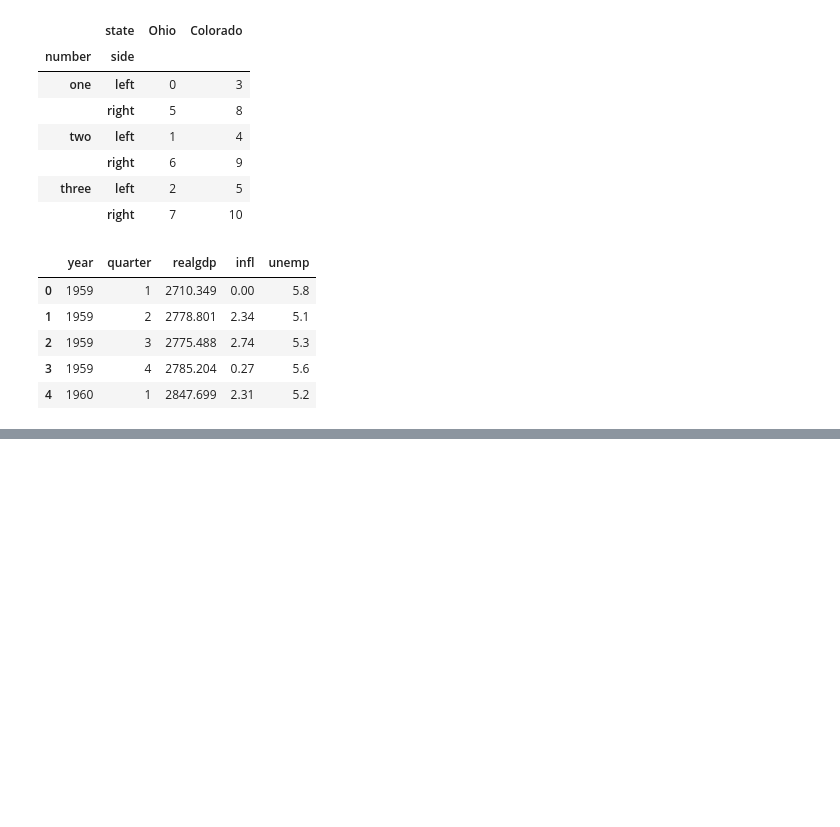
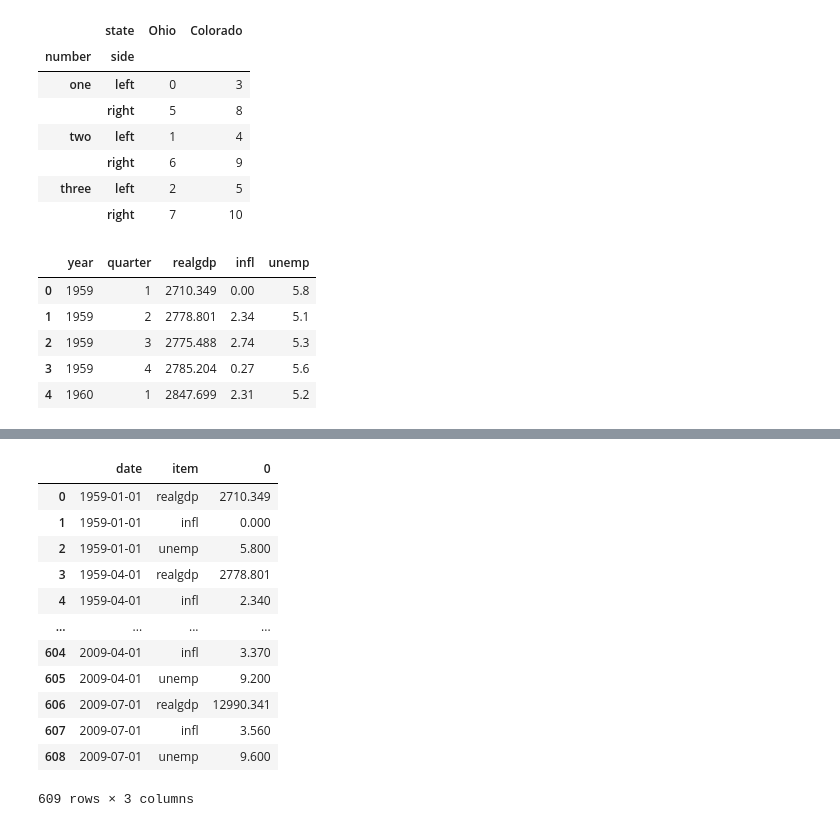
Before and after one commit to yigangzhang/pydata-book, a Jupyter notebook: ch08.ipynb, the cells around one changed output, grey strips where cells are left out. Cells and saved outputs as stored; diff of their text form; code cells hidden in the pictures; blank space fills up the shorter version.

```diff
--- a/ch08.ipynb
+++ b/ch08.ipynb
@@ -1124,3 +1173,19 @@ data.head()
+# %%
+data.stack().reset_index()
+# %% [output]
+|  | date | item | 0 |
+| 0 | 1959-01-01 | realgdp | 2710.349 |
+| 1 | 1959-01-01 | infl | 0.000 |
+| 2 | 1959-01-01 | unemp | 5.800 |
+| 3 | 1959-04-01 | realgdp | 2778.801 |
+| 4 | 1959-04-01 | infl | 2.340 |
+| ... | ... | ... | ... |
+| 604 | 2009-04-01 | infl | 3.370 |
+| 605 | 2009-04-01 | unemp | 9.200 |
+| 606 | 2009-07-01 | realgdp | 12990.341 |
+| 607 | 2009-07-01 | infl | 3.560 |
+| 608 | 2009-07-01 | unemp | 9.600 |
+609 rows × 3 columns
 # %%
 long_data = (data.stack()
              .reset_index()
```
Also changed, not shown: parts of 24 cells of this notebook, 1 other file.
